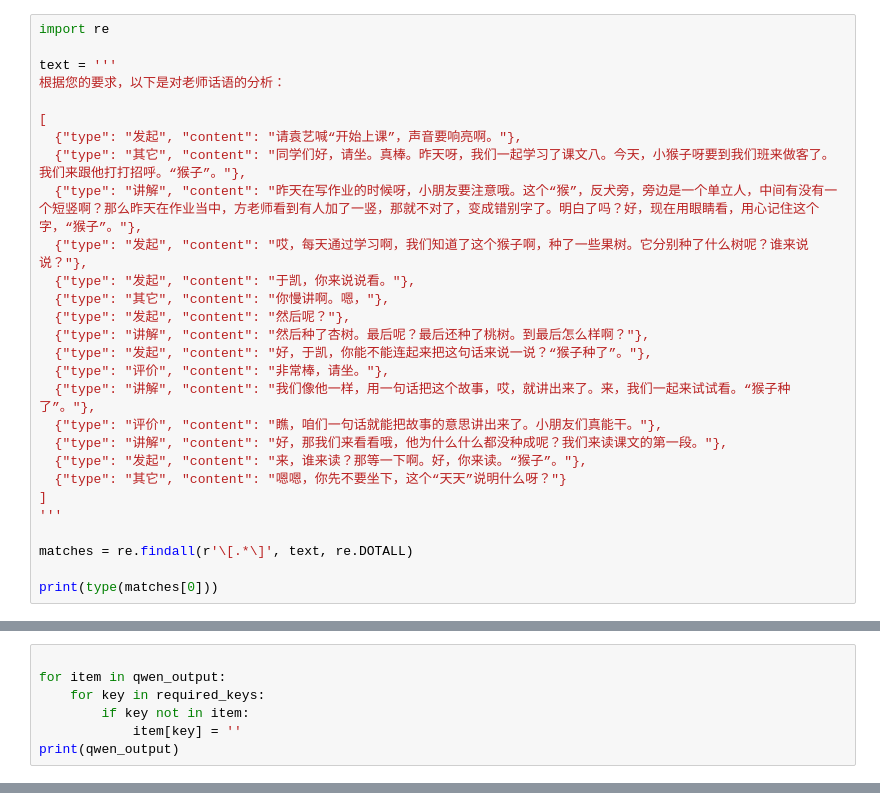
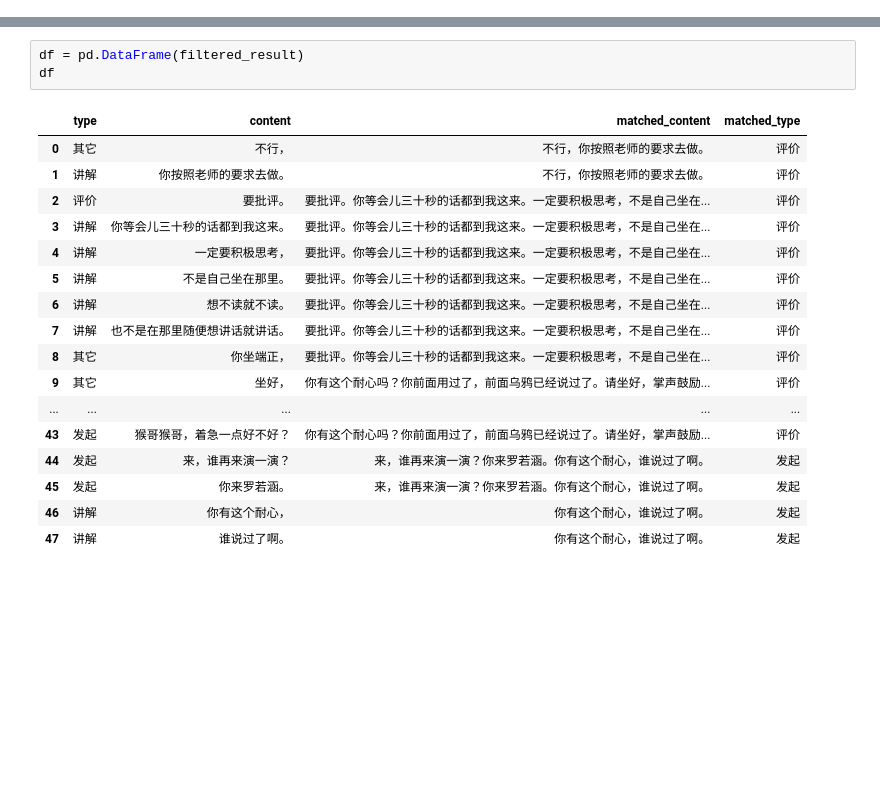
Before and after one commit to yimengmiao/theme_extraction, a Jupyter notebook: test.ipynb, the cells around one changed output, grey strips where cells are left out. Drawn from its saved outputs; the diff is of its cells as text; blank space fills up the shorter version.

```diff
--- a/test.ipynb
+++ b/test.ipynb
@@ -128,28 +0,0 @@ JSONDecodeError: Extra data: line 3 column 48 (char 49)
-# %%
-import re
-
-text = '''
-根据您的要求，以下是对老师话语的分析：
-
-[
-  {"type": "发起", "content": "请袁艺喊“开始上课”，声音要响亮啊。"},
-  {"type": "其它", "content": "同学们好，请坐。真棒。昨天呀，我们一起学习了课文八。今天，小猴子呀要到我们班来做客了。我们来跟他打打招呼。“猴子”。"},
-  {"type": "讲解", "content": "昨天在写作业的时候呀，小朋友要注意哦。这个“猴”，反犬旁，旁边是一个单立人，中间有没有一个短竖啊？那么昨天在作业当中，方老师看到有人加了一竖，那就不对了，变成错别字了。明白了吗？好，现在用眼睛看，用心记住这个字，“猴子”。"},
-  {"type": "发起", "content": "哎，每天通过学习啊，我们知道了这个猴子啊，种了一些果树。它分别种了什么树呢？谁来说说？"},
-  {"type": "发起", "content": "于凯，你来说说看。"},
-  {"type": "其它", "content": "你慢讲啊。嗯，"},
-  {"type": "发起", "content": "然后呢？"},
-  {"type": "讲解", "content": "然后种了杏树。最后呢？最后还种了桃树。到最后怎么样啊？"},
-  {"type": "发起", "content": "好，于凯，你能不能连起来把这句话来说一说？“猴子种了”。"},
-  {"type": "评价", "content": "非常棒，请坐。"},
-  {"type": "讲解", "content": "我们像他一样，用一句话把这个故事，哎，就讲出来了。来，我们一起来试试看。“猴子种了”。"},
-  {"type": "评价", "content": "瞧，咱们一句话就能把故事的意思讲出来了。小朋友们真能干。"},
-  {"type": "讲解", "content": "好，那我们来看看哦，他为什么什么都没种成呢？我们来读课文的第一段。"},
-  {"type": "发起", "content": "来，谁来读？那等一下啊。好，你来读。“猴子”。"},
-  {"type": "其它", "content": "嗯嗯，你先不要坐下，这个“天天”说明什么呀？"}
-]
-'''
-
-matches = re.findall(r'\[.*\]', text, re.DOTALL)
-
-print(type(matches[0]))
@@ -257,7 +0,0 @@ qwen_output
-# %%
-
-for item in qwen_output:
-    for key in required_keys:
-        if key not in item:
-            item[key] = ''
-print(qwen_output)
@@ -278,0 +436,21 @@ print(classification_rep)
+# %%
+df = pd.DataFrame(filtered_result)
+df
+# %% [output]
+|  | type | content | matched_content | matched_type |
+| 0 | 其它 | 不行， | 不行，你按照老师的要求去做。 | 评价 |
+| 1 | 讲解 | 你按照老师的要求去做。 | 不行，你按照老师的要求去做。 | 评价 |
+| 2 | 评价 | 要批评。 | 要批评。你等会儿三十秒的话都到我这来。一定要积极思考，不是自己坐在... | 评价 |
+| 3 | 讲解 | 你等会儿三十秒的话都到我这来。 | 要批评。你等会儿三十秒的话都到我这来。一定要积极思考，不是自己坐在... | 评价 |
+| 4 | 讲解 | 一定要积极思考， | 要批评。你等会儿三十秒的话都到我这来。一定要积极思考，不是自己坐在... | 评价 |
+| 5 | 讲解 | 不是自己坐在那里。 | 要批评。你等会儿三十秒的话都到我这来。一定要积极思考，不是自己坐在... | 评价 |
+| 6 | 讲解 | 想不读就不读。 | 要批评。你等会儿三十秒的话都到我这来。一定要积极思考，不是自己坐在... | 评价 |
+| 7 | 讲解 | 也不是在那里随便想讲话就讲话。 | 要批评。你等会儿三十秒的话都到我这来。一定要积极思考，不是自己坐在... | 评价 |
+| 8 | 其它 | 你坐端正， | 要批评。你等会儿三十秒的话都到我这来。一定要积极思考，不是自己坐在... | 评价 |
+| 9 | 其它 | 坐好， | 你有这个耐心吗？你前面用过了，前面乌鸦已经说过了。请坐好，掌声鼓励... | 评价 |
+| ... | ... | ... | ... | ... |
+| 43 | 发起 | 猴哥猴哥，着急一点好不好？ | 你有这个耐心吗？你前面用过了，前面乌鸦已经说过了。请坐好，掌声鼓励... | 评价 |
+| 44 | 发起 | 来，谁再来演一演？ | 来，谁再来演一演？你来罗若涵。你有这个耐心，谁说过了啊。 | 发起 |
+| 45 | 发起 | 你来罗若涵。 | 来，谁再来演一演？你来罗若涵。你有这个耐心，谁说过了啊。 | 发起 |
+| 46 | 讲解 | 你有这个耐心， | 你有这个耐心，谁说过了啊。 | 发起 |
+| 47 | 讲解 | 谁说过了啊。 | 你有这个耐心，谁说过了啊。 | 发起 |
```
Also changed, not shown: parts of 19 cells of this notebook, 8 other files.
